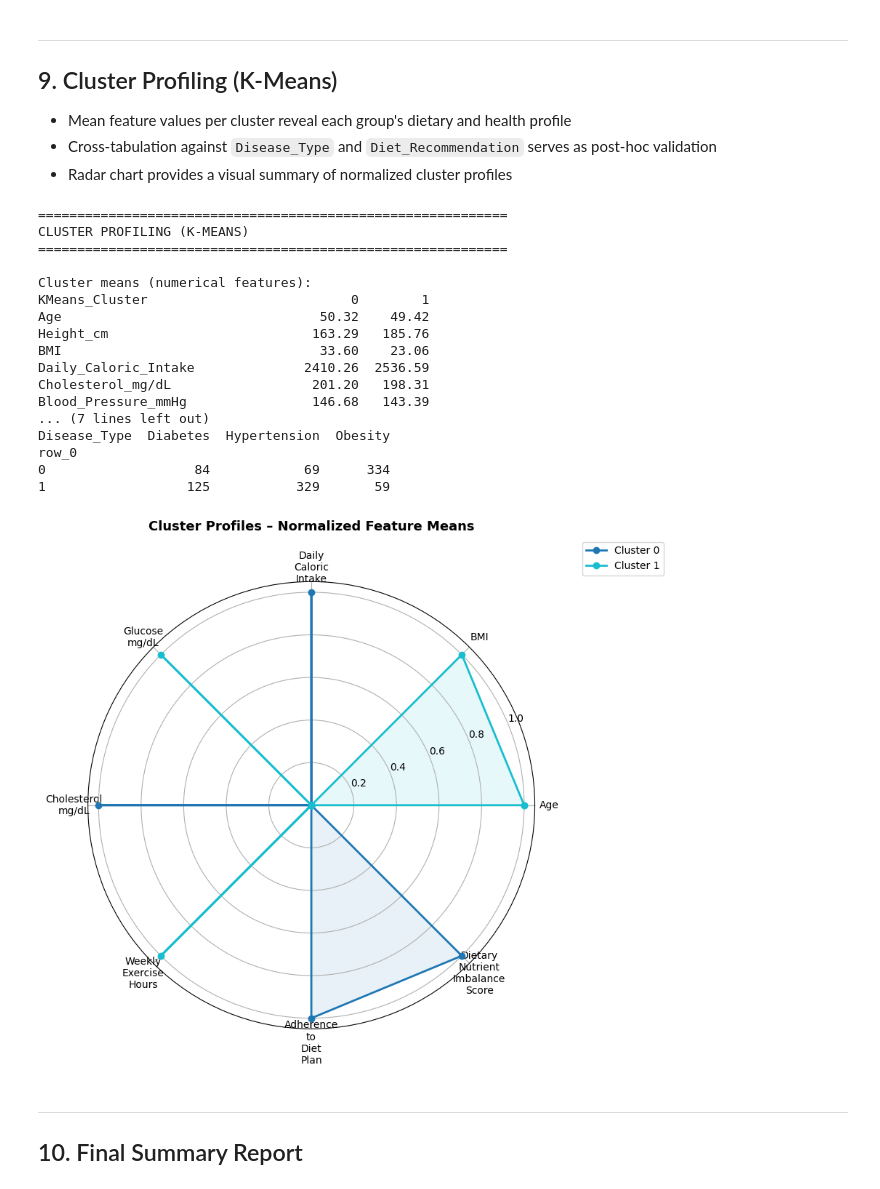
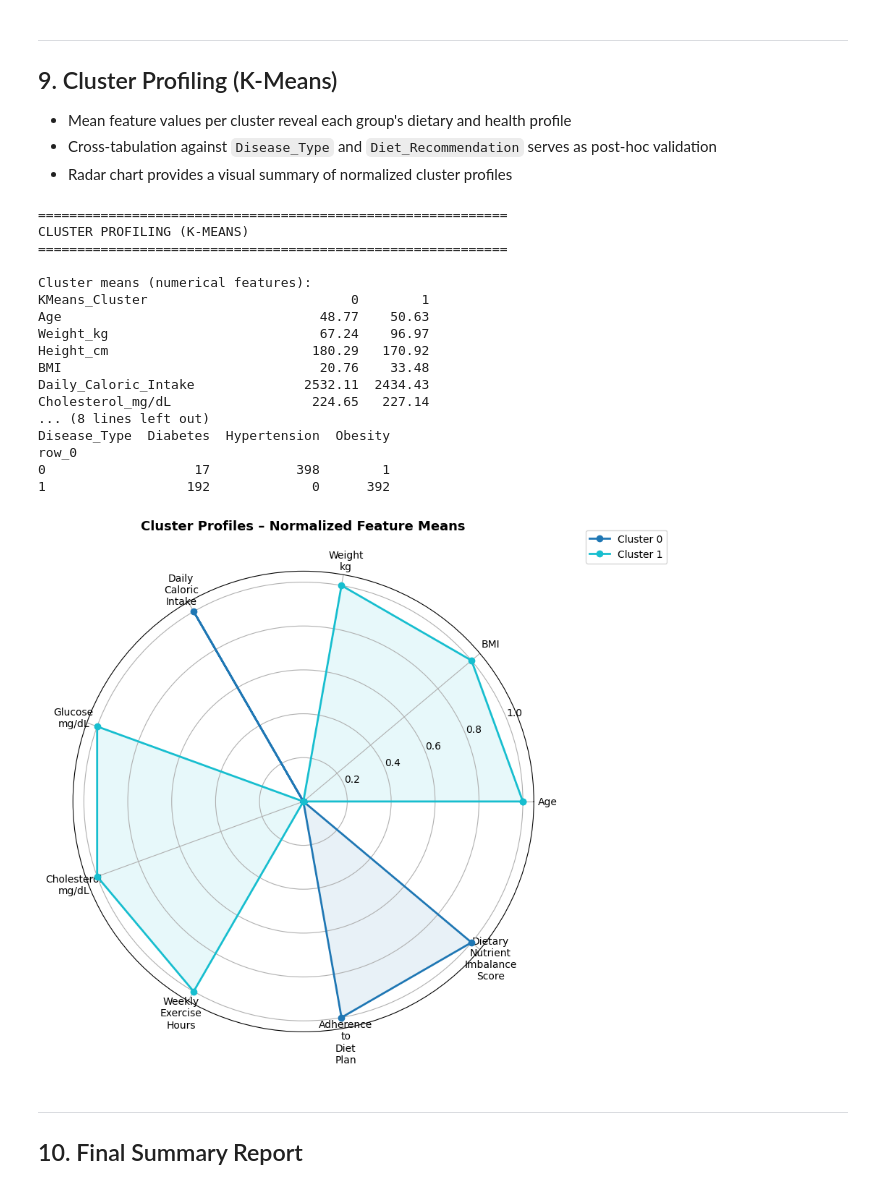
Before and after one commit to Fahad-Nawar/Dietary-analysis, a Jupyter notebook: dietary_analysis.ipynb, the cells around one changed output. Saved outputs shown, nothing was run; the diff lists cells and outputs as text; code cells hidden in the pictures.

```diff
--- a/dietary_analysis.ipynb
+++ b/dietary_analysis.ipynb
@@ -33,14 +33,14 @@ from scipy.cluster.hierarchy import dendrogram, linkage
 ---
 ## 1. Load Data
 # %%
-df = pd.read_csv("dataset/diet_dataset_modified.csv")
+df = pd.read_csv("dataset/diet_recommendations_dataset (best).csv")
 
 print("=" * 60)
 print("DATASET OVERVIEW")
 print("=" * 60)
 print(f"Shape: {df.shape[0]} rows × {df.shape[1]} columns")
 print(f"\nColumns:\n{list(df.columns)}")
-print(f"\nMissing values per column:\n{df.isnull().sum()[df.isnull().sum() > 0]}")
+print(f"\nMissing values:\n{df.isnull().sum().sum()} total")
 print(f"\nData types:\n{df.dtypes.value_counts()}")
 # %% [output]
 ============================================================
@@ -74,18 +72,16 @@ print("\nNumerical summary:")
 print(df.describe().round(2))
 
 print("\nCategorical distributions:")
-for col in ["Gender", "Disease_Type", "Physical_Activity_Level",
-            "Severity", "Dietary_Restrictions", "Preferred_Cuisine"]:
-    print(f"\n{col}:\n{df[col].value_counts(dropna=False)}")
+for col in ["Gender", "Disease_Type", "Physical_Activity_Level", "Preferred_Cuisine"]:
+    print(f"\n{col}:\n{df[col].value_counts()}")
 
-# Plot categorical distributions
-fig, axes = plt.subplots(2, 3, figsize=(16, 9))
+# Plot categorical distributions (2×2 grid — 4 real categorical columns)
+fig, axes = plt.subplots(2, 2, figsize=(13, 8))
 fig.suptitle("Categorical Feature Distributions", fontsize=15, fontweight="bold")
-cats = ["Disease_Type", "Preferred_Cuisine", "Physical_Activity_Level",
-        "Severity", "Dietary_Restrictions", "Gender"]
-colors = ["#4C72B0", "#DD8452", "#55A868", "#C44E52", "#8172B2", "#937860"]
+cats   = ["Disease_Type", "Gender", "Preferred_Cuisine", "Physical_Activity_Level"]
+colors = ["#4C72B0", "#DD8452", "#55A868", "#C44E52"]
 for ax, col, color in zip(axes.flatten(), cats, colors):
-    counts = df[col].value_counts(dropna=False)
+    counts = df[col].value_counts()
     counts.index = counts.index.astype(str)
     counts.plot(kind="bar", ax=ax, color=color, edgecolor="black", alpha=0.85)
     ax.set_title(col.replace("_", " "), fontsize=12, fontweight="bold")
@@ -146,37 +142,30 @@ print("\n" + "=" * 60)
 print("PREPROCESSING")
 print("=" * 60)
 
-# Patient_ID and Diet_Recommendation dropped entirely — no analytical value / target leak
+# Patient_ID dropped — identifier with no analytical value
 # Disease_Type saved for post-hoc validation only, NOT a clustering input
 labels_disease = df["Disease_Type"].copy()
 
-# Weight_kg dropped: BMI already encodes weight relative to height (redundant)
+# 12 numerical + 2 categorical = 14 features total
 numerical = [
-    "Age", "Height_cm", "BMI", "Daily_Caloric_Intake",
+    "Age", "Weight_kg", "Height_cm", "BMI", "Daily_Caloric_Intake",
     "Cholesterol_mg/dL", "Blood_Pressure_mmHg", "Glucose_mg/dL",
     "Weekly_Exercise_Hours", "Adherence_to_Diet_Plan",
     "Dietary_Nutrient_Imbalance_Score",
     "Physical_Activity_Level"   # ordinal: 1=Sedentary, 2=Moderate, 3=Active
 ]
 
-categorical = [
-    "Gender", "Severity",
-    "Dietary_Restrictions", "Allergies", "Preferred_Cuisine"
-]
+categorical = ["Gender", "Preferred_Cuisine"]
 
-# Fill NaN in categorical columns before encoding
+# No missing values in this dataset — encode directly
 df_encoded = df[numerical + categorical].copy()
-df_encoded["Dietary_Restrictions"] = df_encoded["Dietary_Restrictions"].fillna("None")
-df_encoded["Allergies"] = df_encoded["Allergies"].fillna("None")
-
-# Encode categorical features
 le = LabelEncoder()
 for col in categorical:
     df_encoded[col] = le.fit_transform(df_encoded[col])
 
-print(f"Feature matrix shape: {df_encoded.shape}")
 print(f"Numerical features ({len(numerical)}): {numerical}")
 print(f"Categorical features ({len(categorical)}): {categorical}")
+print(f"Feature matrix shape: {df_encoded.shape}")
 
 # Standardize
 scaler = StandardScaler()
@@ -481,52 +470,52 @@ CLUSTER PROFILING (K-MEANS)
 
 Cluster means (numerical features):
 KMeans_Cluster                          0        1
-Age                                 50.32    49.42
-Height_cm                          163.29   185.76
-BMI                                 33.60    23.06
-Daily_Caloric_Intake              2410.26  2536.59
-Cholesterol_mg/dL                  201.20   198.31
-Blood_Pressure_mmHg                146.68   143.39
-... (7 lines left out)
+Age                                 48.77    50.63
+Weight_kg                           67.24    96.97
+Height_cm                          180.29   170.92
+BMI                                 20.76    33.48
+Daily_Caloric_Intake              2532.11  2434.43
+Cholesterol_mg/dL                  224.65   227.14
+... (8 lines left out)
 Disease_Type  Diabetes  Hypertension  Obesity
 row_0
-0                   84            69      334
-1                  125           329       59
+0                   17           398        1
+1                  192             0      392
 # %%
-# Radar chart – cluster profiles (normalized 0-1)
+# Radar chart — cluster profiles (normalized 0–1)
 from sklearn.preprocessing import MinMaxScaler
-radar_features = ["Age", "BMI", "Daily_Caloric_Intake",
+radar_features = ["Age", "BMI", "Weight_kg", "Daily_Caloric_Intake",
                   "Glucose_mg/dL", "Cholesterol_mg/dL",
                   "Weekly_Exercise_Hours", "Adherence_to_Diet_Plan",
                   "Dietary_Nutrient_Imbalance_Score"]
 
 profile_radar = df_result.groupby("KMeans_Cluster")[radar_features].mean()
 profile_norm  = pd.DataFrame(
     MinMaxScaler().fit_transform(profile_radar),
     columns=radar_features,
     index=profile_radar.index
 )
 
 angles = np.linspace(0, 2 * np.pi, len(radar_features), endpoint=False).tolist()
 angles += angles[:1]
 
 fig, ax = plt.subplots(figsize=(9, 9), subplot_kw=dict(polar=True))
 colors_radar = plt.cm.tab10(np.linspace(0, 1, best_k))
 for i, row in profile_norm.iterrows():
     vals = row.tolist() + row.tolist()[:1]
     ax.plot(angles, vals, "o-", linewidth=2, label=f"Cluster {i}", color=colors_radar[i])
     ax.fill(angles, vals, alpha=0.1, color=colors_radar[i])
 
 ax.set_xticks(angles[:-1])
 ax.set_xticklabels([f.replace("_", "\n") for f in radar_features], size=10)
-ax.set_title("Cluster Profiles \u2013 Normalized Feature Means",
+ax.set_title("Cluster Profiles – Normalized Feature Means",
              size=13, fontweight="bold", pad=20)
 ax.legend(loc="upper right", bbox_to_anchor=(1.3, 1.1))
 plt.tight_layout()
 plt.savefig("cluster_profiles_radar.png", dpi=150)
 plt.show()
 # %% [output]
-[figure, old version]
+[figure, new version]
 # %% [markdown]
 ---
 ## 10. Final Summary Report
```
Also changed, not shown: parts of 10 cells of this notebook, 9 other files.
